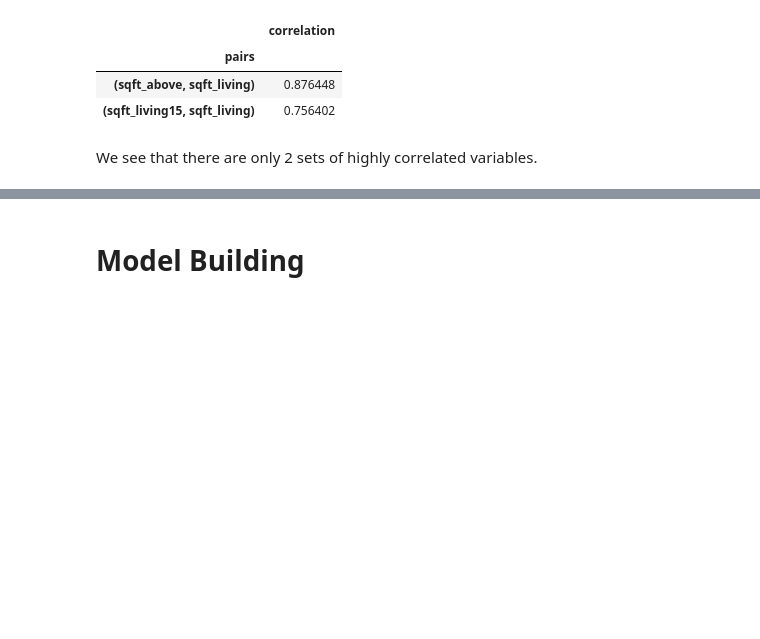
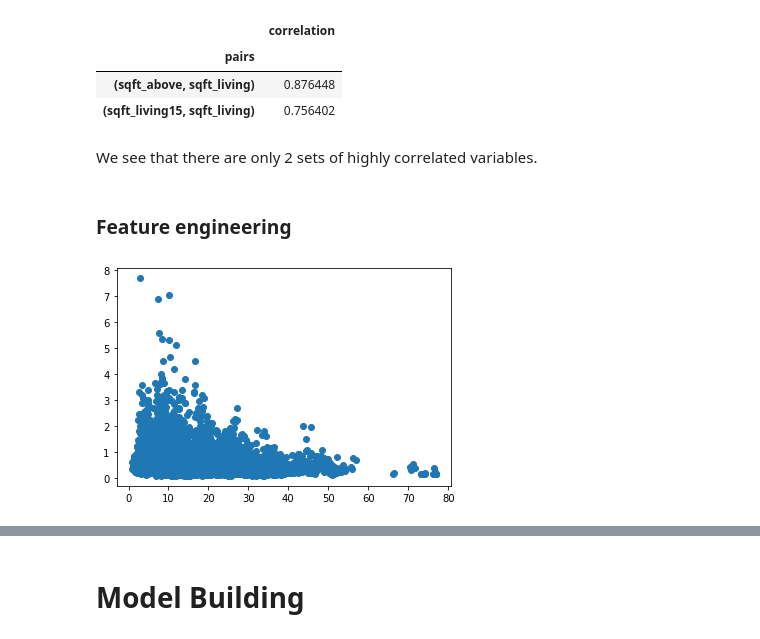
Before and after one commit to UpGoerFive/King-County-Project, a Jupyter notebook: Abass.ipynb, the cells around one changed output, grey strips where cells are left out. Saved outputs shown, nothing was run; the diff lists cells and outputs as text; code cells hidden in the pictures; blank space fills up the shorter version.

Commit message:
more feature engineering

```diff
--- a/Abass.ipynb
+++ b/Abass.ipynb
@@ -277,3 +284,37 @@ corr_df[corr_df['correlation'] >=0.75]
 | (sqft_living15, sqft_living) | 0.756402 |
 # %% [markdown]
 We see that there are only 2 sets of highly correlated variables.
+# %% [markdown]
+### Feature engineering
+# %%
+# Interestingly, we have both longitude and latitude so this opens room for creativity
+
+# We'll create this function to help us calculate the distance between 2 points
+
+def get_distance(point1, point2):
+    R = 6370
+    lat1 = radians(point1[0])  #insert value
+    lon1 = radians(point1[1])
+    lat2 = radians(point2[0])
+    lon2 = radians(point2[1])
+
+    dlon = lon2 - lon1
+    dlat = lat2- lat1
+
+    a = sin(dlat / 2)**2 + cos(lat1) * cos(lat2) * sin(dlon / 2)**2
+    c = 2 * atan2(sqrt(a), sqrt(1-a))
+    distance = R * c
+    return distance
+
+# We will have to points of interest are the Centre of Seattle: (47.60457618602064, -122.32993003068658),
+# and the centre of Redmond: (47.679328831807894, -122.13055895937767)
+# For each record, we will calculate the distance from those points of interests and place them in a new column
+
+continuous_X['lat_long'] = list(zip(continuous_X['lat'], continuous_X['long']))
+continuous_X['Seattle_dist_km'] = continuous_X['lat_long'].apply(lambda x: get_distance(x, (47.60457618602064, -122.32993003068658)))
+continuous_X['Redmond_dist_km'] = continuous_X['lat_long'].apply(lambda x: get_distance(x, (47.679328831807894, -122.13055895937767)))
+# %%
+# Now we'll plot a graph of price against Seattle dist and Redmond dist
+plt.scatter(continuous_X['Seattle_dist_km'], y);
+# %% [output]
+[figure, added]
```
Also changed, not shown: parts of 36 cells of this notebook.
